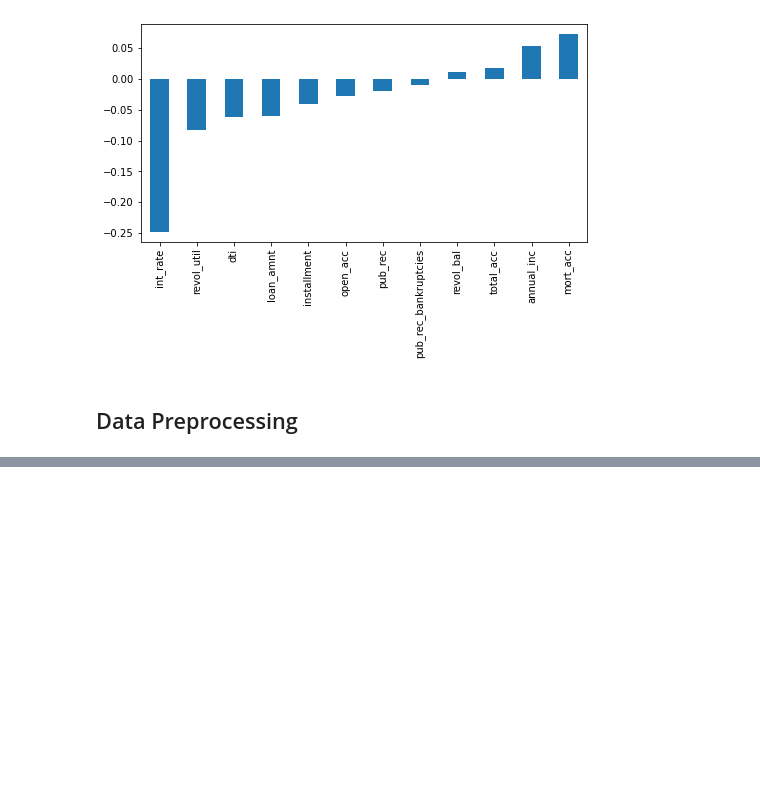
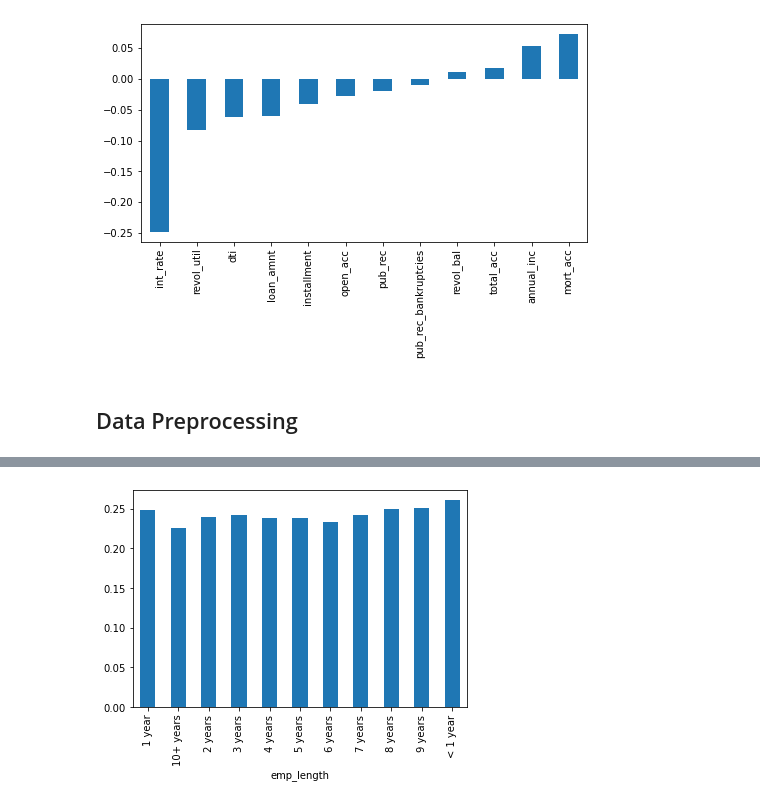
Before and after one commit to bdotbull/bb_learning_tf2_and_keras, a Jupyter notebook: topics/classification/classification_project.ipynb, the cells around one changed output, grey strips where cells are left out. Saved outputs shown, nothing was run; the diff lists cells and outputs as text; code cells hidden in the pictures; blank space fills up the shorter version.

```diff
--- a/topics/classification/classification_project.ipynb
+++ b/topics/classification/classification_project.ipynb
@@ -252,0 +369,6 @@ df.corr()['loan_repaid'].sort_values().drop('loan_repaid').plot(kind='bar');
+# %%
+# employees - Fully Paid
+emp_fp = df[df['loan_status']=='Fully Paid'].groupby(
+            'emp_length').count()['loan_status']
+
+emp_fp
@@ -252,0 +389,6 @@ df.corr()['loan_repaid'].sort_values().drop('loan_repaid').plot(kind='bar');
+# %%
+# employees - Charged Off
+emp_co = df[df['loan_status']=='Charged Off'].groupby(
+            'emp_length').count()['loan_status']
+
+emp_co
@@ -252,0 +409,3 @@ df.corr()['loan_repaid'].sort_values().drop('loan_repaid').plot(kind='bar');
+# %%
+emp_co_fp_ratio = emp_co/emp_fp
+emp_co_fp_ratio
@@ -252,0 +426,4 @@ df.corr()['loan_repaid'].sort_values().drop('loan_repaid').plot(kind='bar');
+# %%
+emp_co_fp_ratio.plot(kind='bar');
+# %% [output]
+[figure, added]
```
Also changed, not shown: parts of 16 cells of this notebook.
